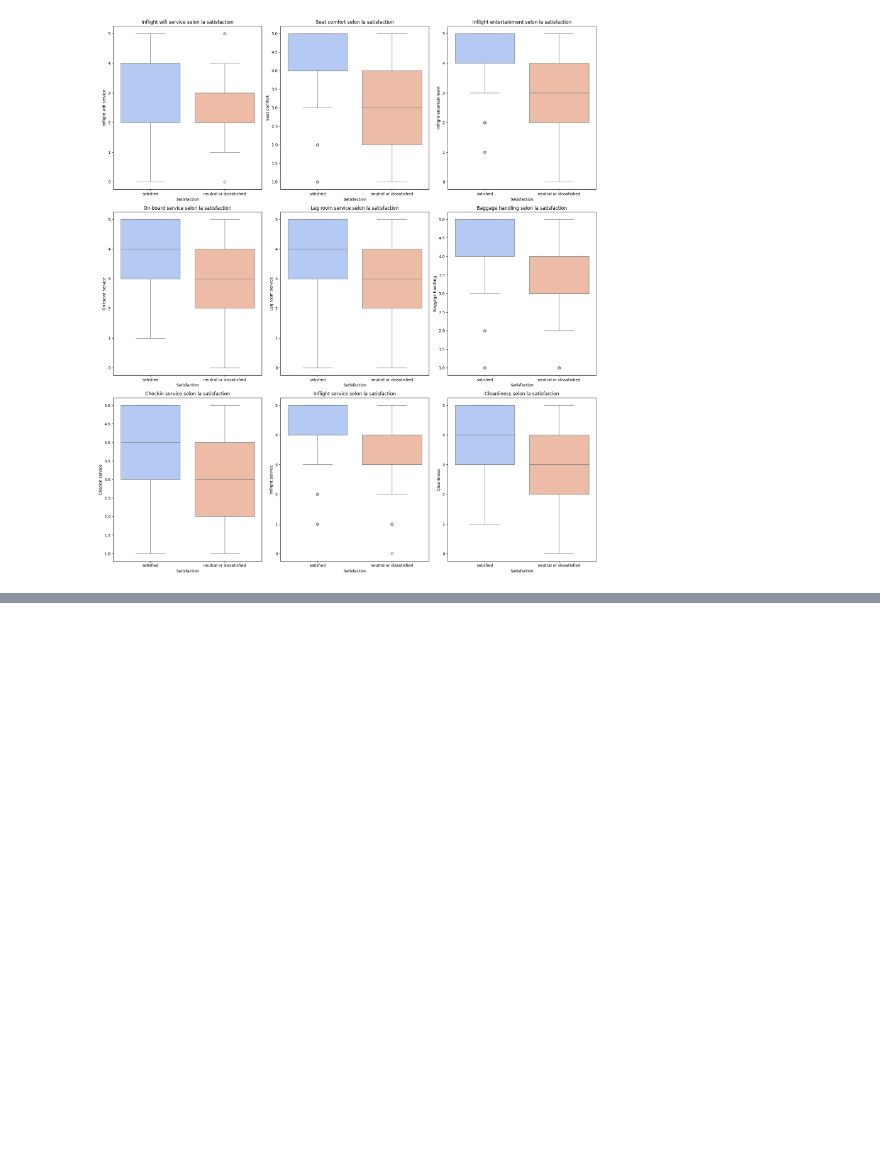
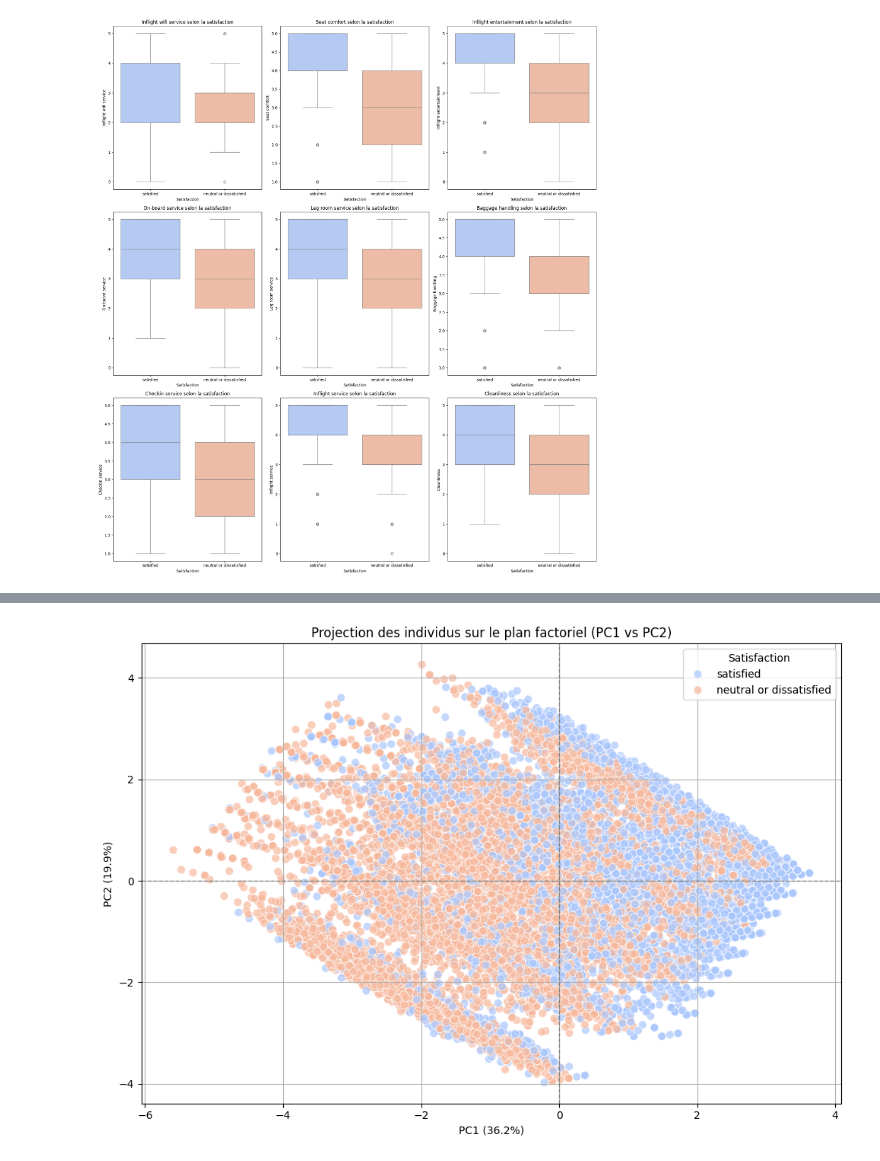
Before and after one commit to Mahdi-toumi/Airline-Customer-Data-Analysis, a Jupyter notebook: Flights/ProjetAnalyseDeDonnees.ipynb, the cells around one changed output, grey strips where cells are left out. Saved outputs shown, nothing was run; the diff lists cells and outputs as text; code cells hidden in the pictures; blank space fills up the shorter version.

```diff
--- a/Flights/ProjetAnalyseDeDonnees.ipynb
+++ b/Flights/ProjetAnalyseDeDonnees.ipynb
@@ -307,0 +551,31 @@ Passing `palette` without assigning `hue` is deprecated and will be removed in v
+# %%
+import matplotlib.pyplot as plt
+import seaborn as sns
+import pandas as pd
+
+# 1. Création d'un DataFrame avec les 2 premières composantes
+pca_df = pd.DataFrame(X_pca[:, :2], columns=["PC1", "PC2"])
+pca_df["satisfaction"] = df_clean["satisfaction"].values  # Ajout de la satisfaction
+
+# 2. Affichage du nuage de points (PC1 vs PC2)
+plt.figure(figsize=(10, 7))
+sns.scatterplot(
+    data=pca_df,
+    x="PC1",
+    y="PC2",
+    hue="satisfaction",
+    palette="coolwarm",
+    alpha=0.7,
+    s=60
+)
+plt.title("Projection des individus sur le plan factoriel (PC1 vs PC2)")
+plt.xlabel(f"PC1 ({explained_df.loc[0, 'Variance expliquée']*100:.1f}%)")
+plt.ylabel(f"PC2 ({explained_df.loc[1, 'Variance expliquée']*100:.1f}%)")
+plt.axhline(0, color='gray', linestyle='--', linewidth=1)
+plt.axvline(0, color='gray', linestyle='--', linewidth=1)
+plt.legend(title="Satisfaction")
+plt.grid(True)
+plt.tight_layout()
+plt.show()
+# %% [output]
+[figure, added]
```
Also changed, not shown: parts of 13 cells of this notebook.
